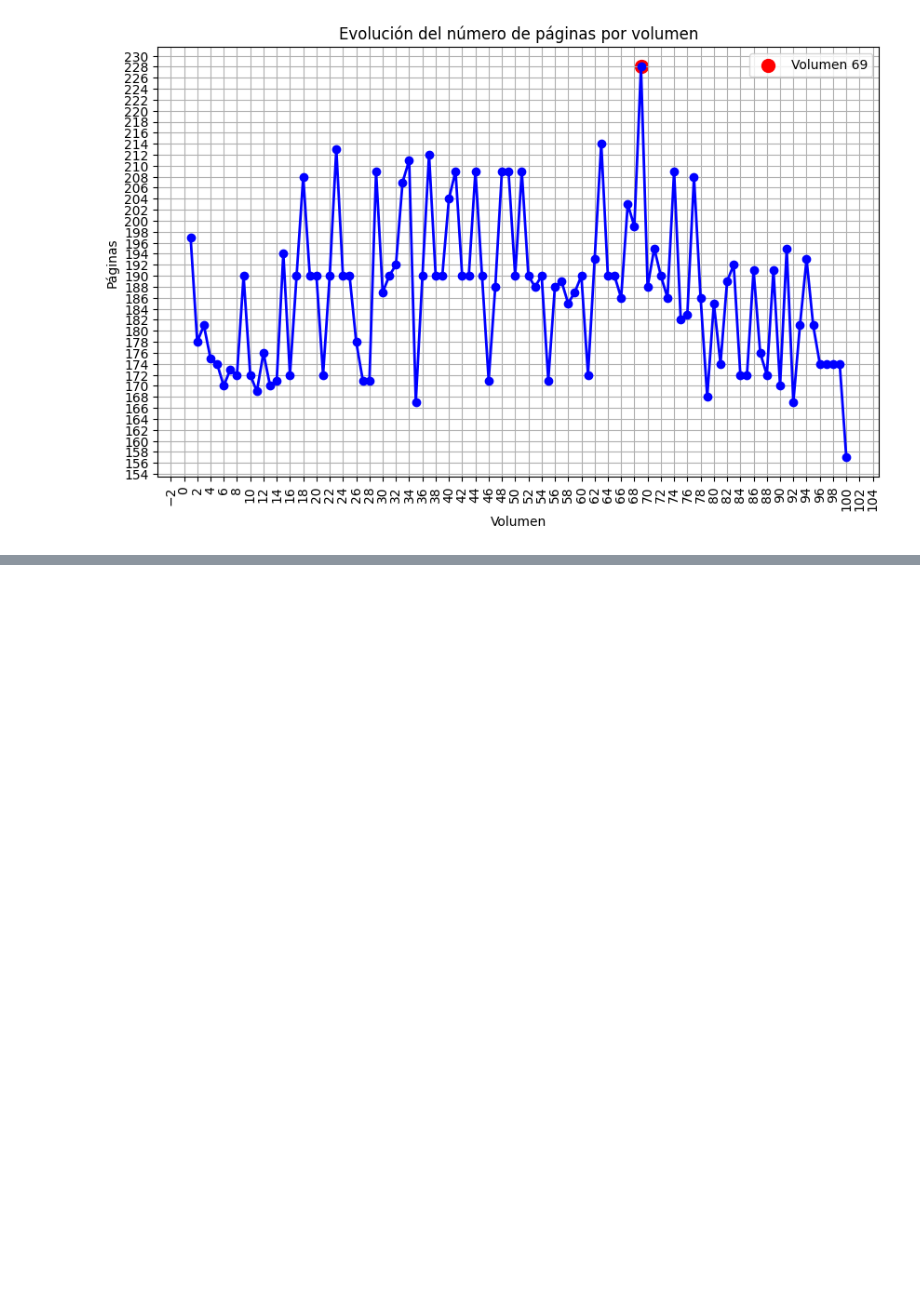
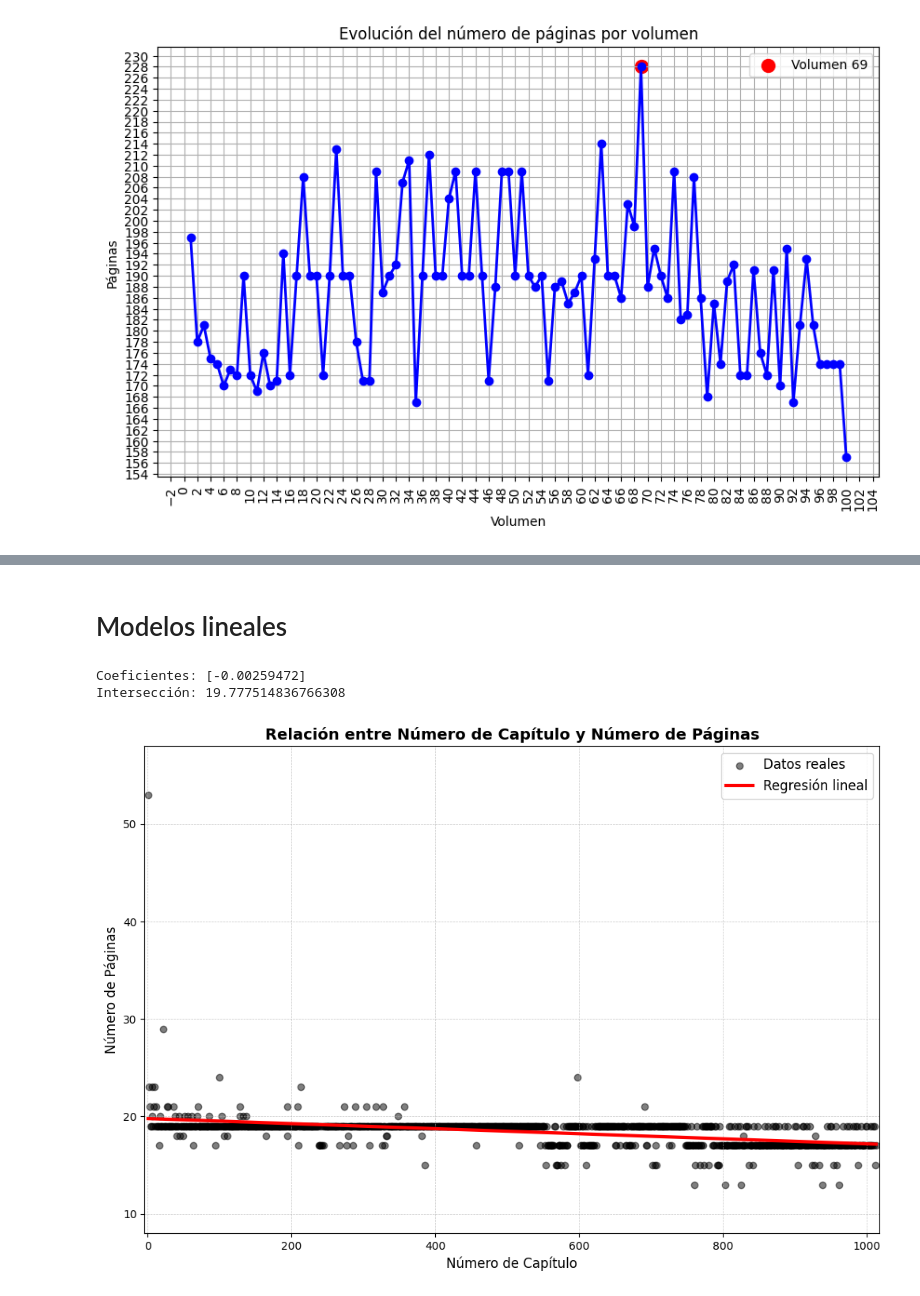
Before and after one commit to Liberatofco/MineriaDatos, a Jupyter notebook: Mineria_de_Datos.ipynb, the cells around one changed output, grey strips where cells are left out. Cells and saved outputs as stored; diff of their text form; code cells hidden in the pictures; blank space fills up the shorter version.

```diff
--- a/Mineria_de_Datos.ipynb
+++ b/Mineria_de_Datos.ipynb
@@ -207,0 +334,62 @@ plt.show()
+# %% [markdown]
+# Modelos lineales
+# %%
+from sklearn.linear_model import LinearRegression
+
+# Variables independientes (X) y variable dependiente (y)
+X = capitulosop[['Numero_capitulo']]
+y = capitulosop['Paginas']
+
+# Crear una instancia del modelo de regresión lineal
+regression_model = LinearRegression()
+
+# Ajustar el modelo utilizando los datos
+regression_model.fit(X, y)
+
+# Realizar predicciones utilizando el modelo entrenado
+y_pred = regression_model.predict(X)
+
+# Imprimir los coeficientes y la intersección
+print('Coeficientes:', regression_model.coef_)
+print('Intersección:', regression_model.intercept_)
+# %% [output]
+Coeficientes: [-0.00259472]
+Intersección: 19.777514836766308
+# %%
+import numpy as np
+import matplotlib.pyplot as plt
+
+# Ajustar el tamaño de la figura
+plt.figure(figsize=(12, 8))
+
+# Graficar los datos reales
+plt.scatter(capitulosop['Numero_capitulo'], capitulosop['Paginas'], color='black', label='Datos reales', alpha=0.5)
+
+# Generar puntos adicionales para la línea de regresión
+X_line = np.linspace(capitulosop['Numero_capitulo'].min(), capitulosop['Numero_capitulo'].max(), 100)
+y_line = regression_model.predict(X_line.reshape(-1, 1))
+
+# Graficar la línea de regresión con más puntos
+plt.plot(X_line, y_line, color='red', linewidth=3, label='Regresión lineal')
+
+# Etiquetas de los ejes
+plt.xlabel('Número de Capítulo', fontsize=12)
+plt.ylabel('Número de Páginas', fontsize=12)
+
+# Título del gráfico
+plt.title('Relación entre Número de Capítulo y Número de Páginas', fontsize=14, fontweight='bold')
+
+# Ajustar los límites de los ejes
+plt.xlim(capitulosop['Numero_capitulo'].min() - 5, capitulosop['Numero_capitulo'].max() + 5)
+plt.ylim(capitulosop['Paginas'].min() - 5, capitulosop['Paginas'].max() + 5)
+
+# Agregar una cuadrícula
+plt.grid(True, linestyle='--', linewidth=0.5, alpha=0.7)
+
+# Leyenda
+plt.legend(fontsize=12)
+
+# Mostrar el gráfico
+plt.show()
+# %% [output]
+[figure, added]
```
Also changed, not shown: parts of 28 cells of this notebook.
